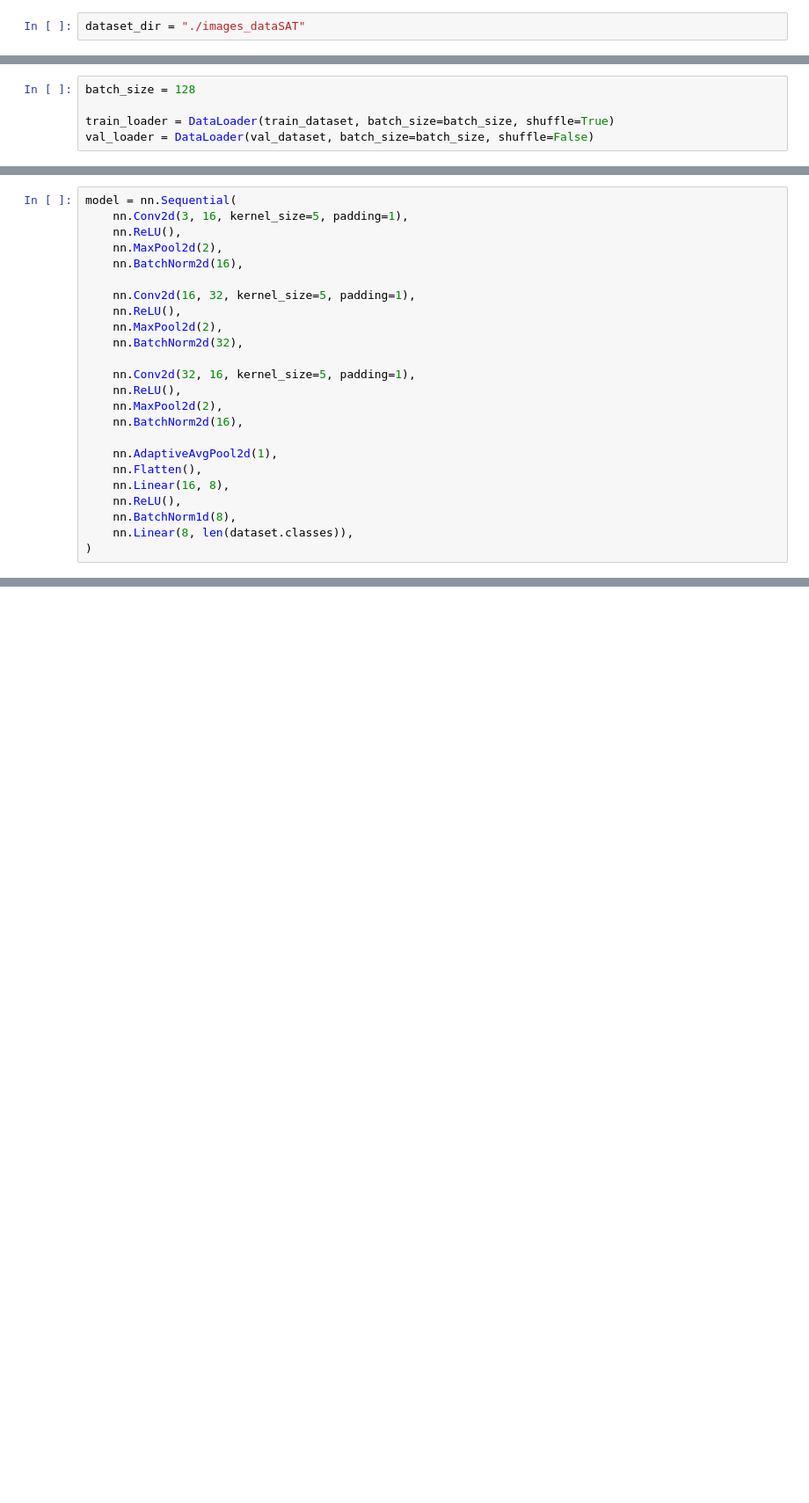
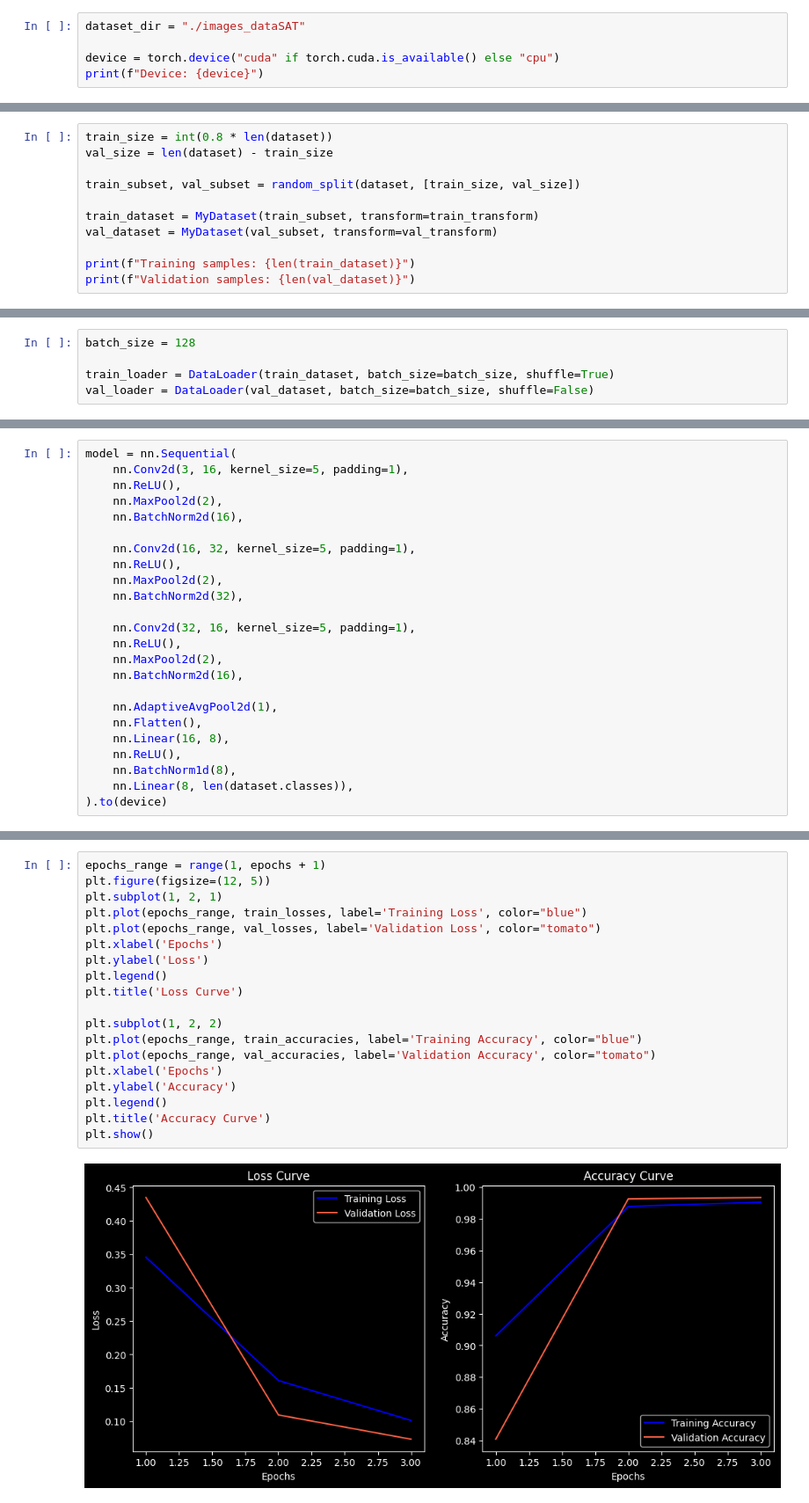
Before and after one commit to RohitMugalya/Agricultural-land-classification, a Jupyter notebook: model_building_pytorch.ipynb, the cells around one changed output, grey strips where cells are left out. Shown at 88% size. Drawn from its saved outputs; the diff is of its cells as text; blank space fills up the shorter version.

```diff
--- a/model_building_pytorch.ipynb
+++ b/model_building_pytorch.ipynb
@@ -14,3 +18,6 @@ import matplotlib.pyplot as plt
 plt.style.use("dark_background")
 # %%
 dataset_dir = "./images_dataSAT"
+
+device = torch.device("cuda" if torch.cuda.is_available() else "cpu")
+print(f"Device: {device}")
@@ -54,0 +73,11 @@ val_transform = transforms.Compose([
+# %%
+train_size = int(0.8 * len(dataset))
+val_size = len(dataset) - train_size
+
+train_subset, val_subset = random_split(dataset, [train_size, val_size])
+
+train_dataset = MyDataset(train_subset, transform=train_transform)
+val_dataset = MyDataset(val_subset, transform=val_transform)
+
+print(f"Training samples: {len(train_dataset)}")
+print(f"Validation samples: {len(val_dataset)}")
@@ -80,4 +114,4 @@ model = nn.Sequential(
     nn.ReLU(),
     nn.BatchNorm1d(8),
     nn.Linear(8, len(dataset.classes)),
-)
+).to(device)
@@ -83,0 +184,21 @@ model = nn.Sequential(
+# %%
+epochs_range = range(1, epochs + 1)
+plt.figure(figsize=(12, 5))
+plt.subplot(1, 2, 1)
+plt.plot(epochs_range, train_losses, label='Training Loss', color="blue")
+plt.plot(epochs_range, val_losses, label='Validation Loss', color="tomato")
+plt.xlabel('Epochs')
+plt.ylabel('Loss')
+plt.legend()
+plt.title('Loss Curve')
+
+plt.subplot(1, 2, 2)
+plt.plot(epochs_range, train_accuracies, label='Training Accuracy', color="blue")
+plt.plot(epochs_range, val_accuracies, label='Validation Accuracy', color="tomato")
+plt.xlabel('Epochs')
+plt.ylabel('Accuracy')
+plt.legend()
+plt.title('Accuracy Curve')
+plt.show()
+# %% [output]
+[figure, added]
```
Also changed, not shown: parts of 16 cells of this notebook, 2 other files.
